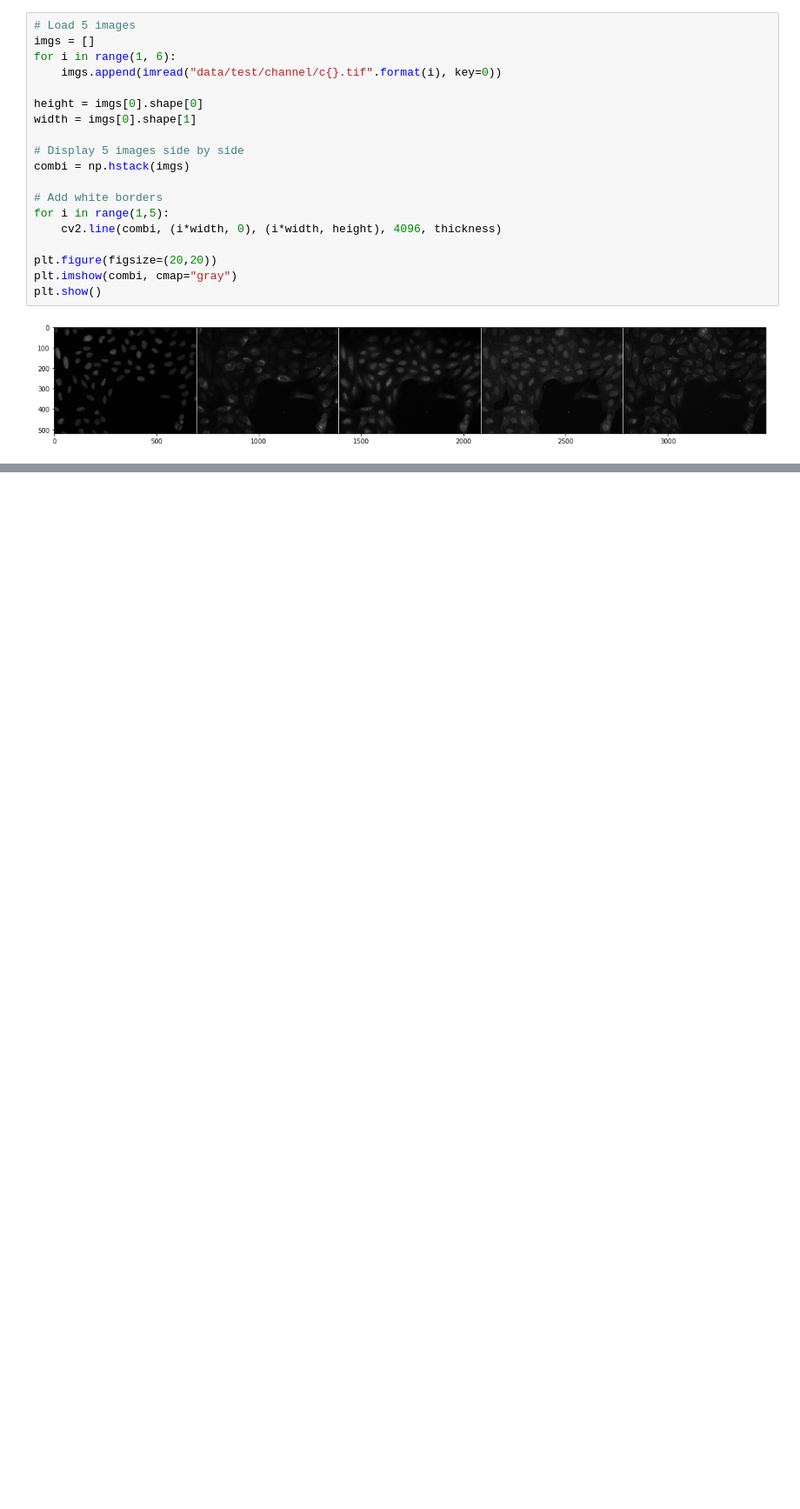
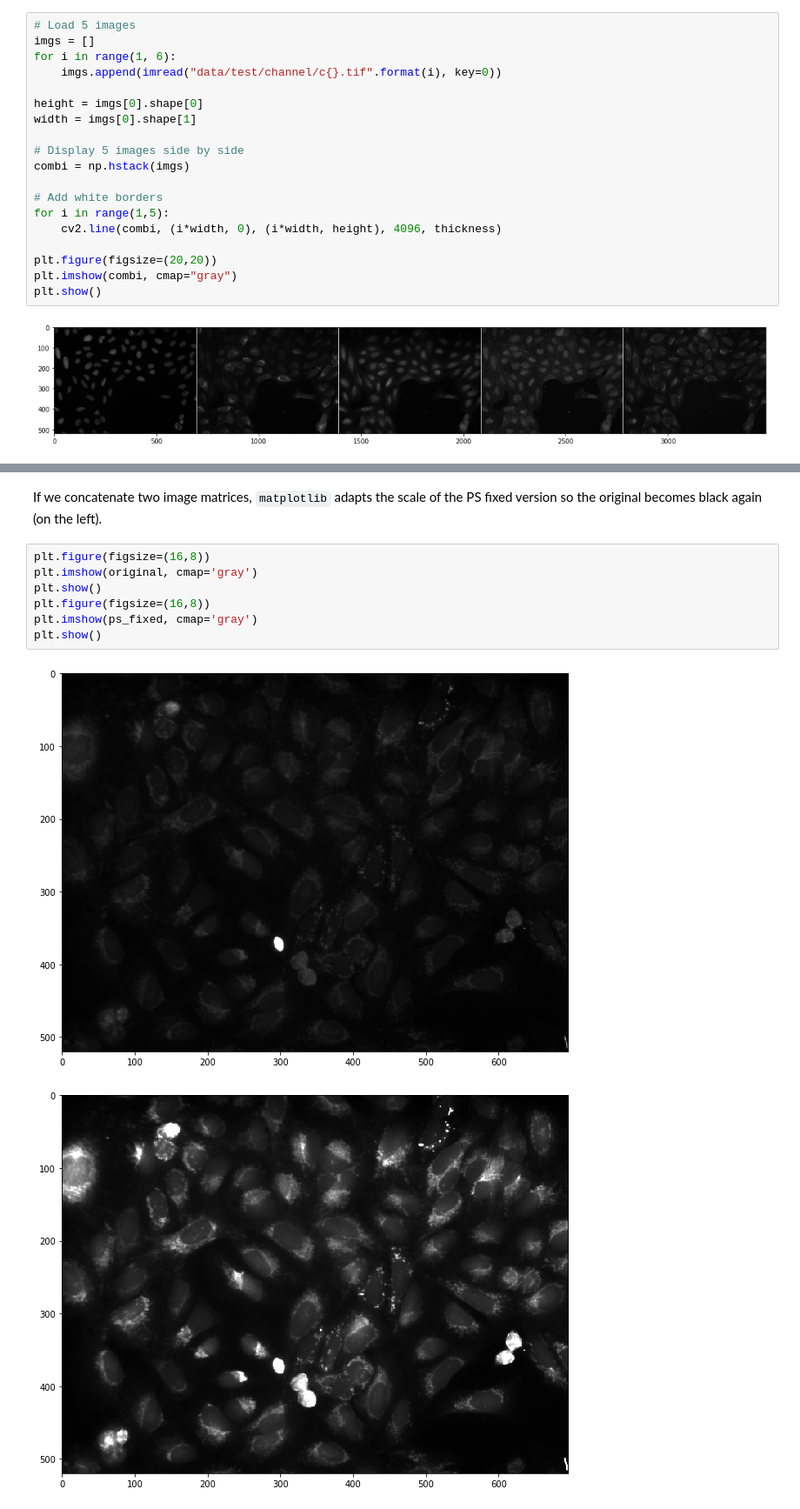
Before and after one commit to gitter-lab/pharmaco-image, a Jupyter notebook: image_processing.ipynb, the cells around one changed output, grey strips where cells are left out. Shown at 87% size. Cells and saved outputs as stored; diff of their text form; blank space fills up the shorter version.

```diff
--- a/image_processing.ipynb
+++ b/image_processing.ipynb
@@ -92,0 +173,12 @@ plt.show()
+# %% [markdown]
+If we concatenate two image matrices, `matplotlib` adapts the scale of the PS fixed version so the original becomes black again (on the left).
+# %%
+plt.figure(figsize=(16,8))
+plt.imshow(original, cmap='gray')
+plt.show()
+plt.figure(figsize=(16,8))
+plt.imshow(ps_fixed, cmap='gray')
+plt.show()
+# %% [output]
+[figure, added]
+[figure, added]
```
Also changed, not shown: parts of 21 cells of this notebook, 6 other files.
